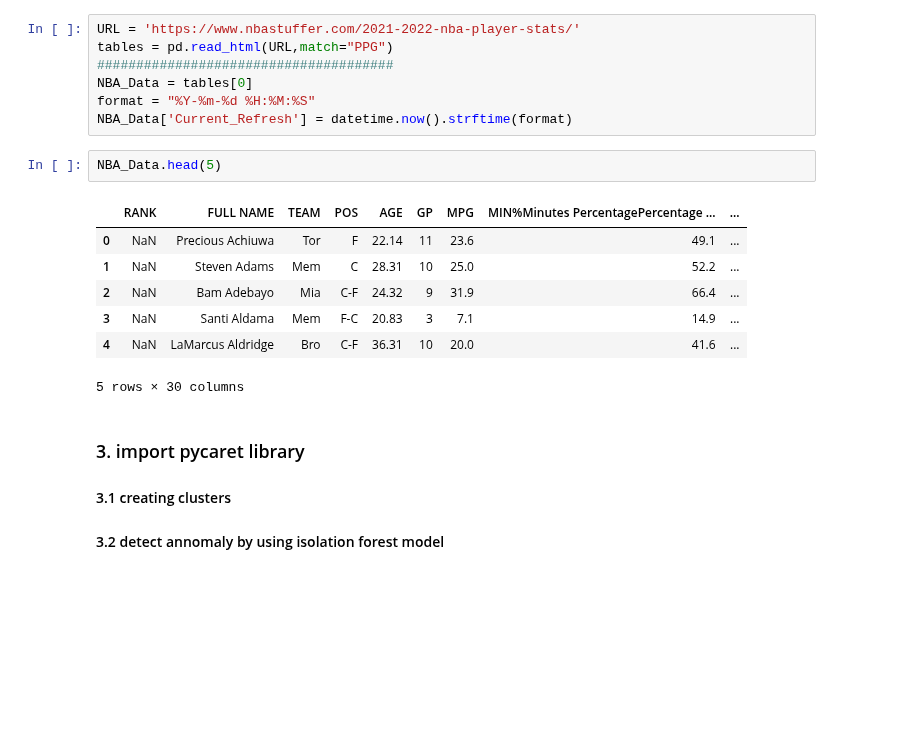
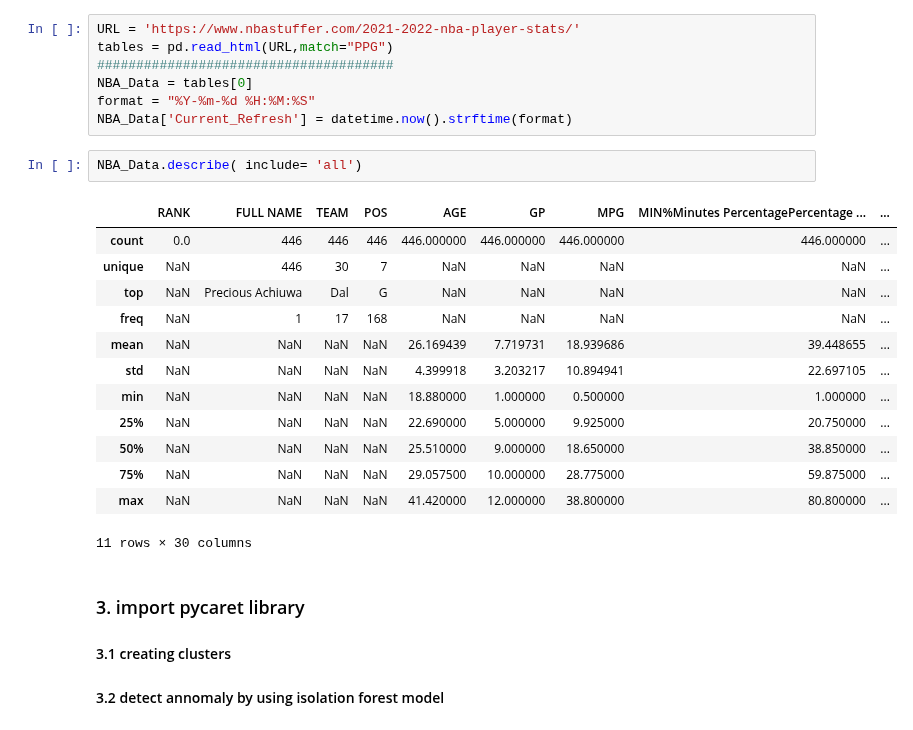
Before and after one commit to avist1/NBA_Data, a Jupyter notebook: NBA_PyCaret_Project.ipynb, the cells around one changed output. Cells and saved outputs as stored; diff of their text form; blank space fills up the shorter version.

```diff
--- a/NBA_PyCaret_Project.ipynb
+++ b/NBA_PyCaret_Project.ipynb
@@ -13,16 +13,22 @@ tables = pd.read_html(URL,match="PPG")
 NBA_Data = tables[0]
 format = "%Y-%m-%d %H:%M:%S"
 NBA_Data['Current_Refresh'] = datetime.now().strftime(format)
-# %%
-NBA_Data.head(5)
-# %% [output]
-|  | RANK | FULL NAME | TEAM | POS | AGE | GP | MPG | MIN%Minutes PercentagePercentage ... | ... |
-| 0 | NaN | Precious Achiuwa | Tor | F | 22.14 | 11 | 23.6 | 49.1 | ... |
-| 1 | NaN | Steven Adams | Mem | C | 28.31 | 10 | 25.0 | 52.2 | ... |
-| 2 | NaN | Bam Adebayo | Mia | C-F | 24.32 | 9 | 31.9 | 66.4 | ... |
-| 3 | NaN | Santi Aldama | Mem | F-C | 20.83 | 3 | 7.1 | 14.9 | ... |
-| 4 | NaN | LaMarcus Aldridge | Bro | C-F | 36.31 | 10 | 20.0 | 41.6 | ... |
-5 rows × 30 columns
+# %%
+NBA_Data.describe( include= 'all')
+# %% [output]
+|  | RANK | FULL NAME | TEAM | POS | AGE | GP | MPG | MIN%Minutes PercentagePercentage ... | ... |
+| count | 0.0 | 446 | 446 | 446 | 446.000000 | 446.000000 | 446.000000 | 446.000000 | ... |
+| unique | NaN | 446 | 30 | 7 | NaN | NaN | NaN | NaN | ... |
+| top | NaN | Precious Achiuwa | Dal | G | NaN | NaN | NaN | NaN | ... |
+| freq | NaN | 1 | 17 | 168 | NaN | NaN | NaN | NaN | ... |
+| mean | NaN | NaN | NaN | NaN | 26.169439 | 7.719731 | 18.939686 | 39.448655 | ... |
+| std | NaN | NaN | NaN | NaN | 4.399918 | 3.203217 | 10.894941 | 22.697105 | ... |
+| min | NaN | NaN | NaN | NaN | 18.880000 | 1.000000 | 0.500000 | 1.000000 | ... |
+| 25% | NaN | NaN | NaN | NaN | 22.690000 | 5.000000 | 9.925000 | 20.750000 | ... |
+| 50% | NaN | NaN | NaN | NaN | 25.510000 | 9.000000 | 18.650000 | 38.850000 | ... |
+| 75% | NaN | NaN | NaN | NaN | 29.057500 | 10.000000 | 28.775000 | 59.875000 | ... |
+| max | NaN | NaN | NaN | NaN | 41.420000 | 12.000000 | 38.800000 | 80.800000 | ... |
+11 rows × 30 columns
 # %% [markdown]
 ### 3. import pycaret library
 #### 3.1 creating clusters
```
